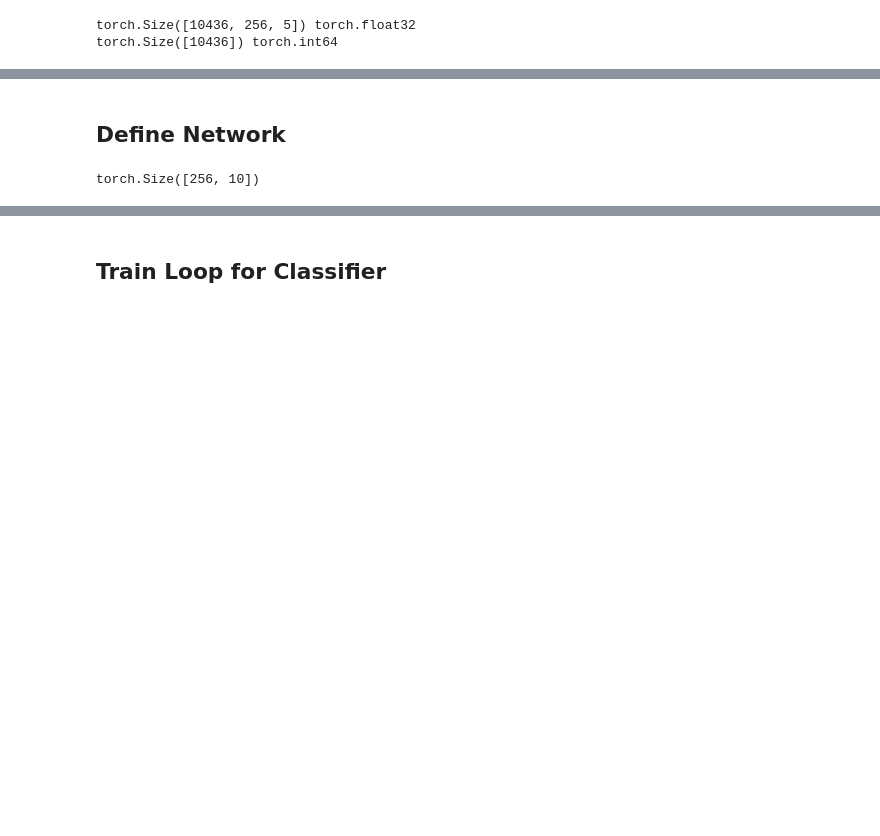
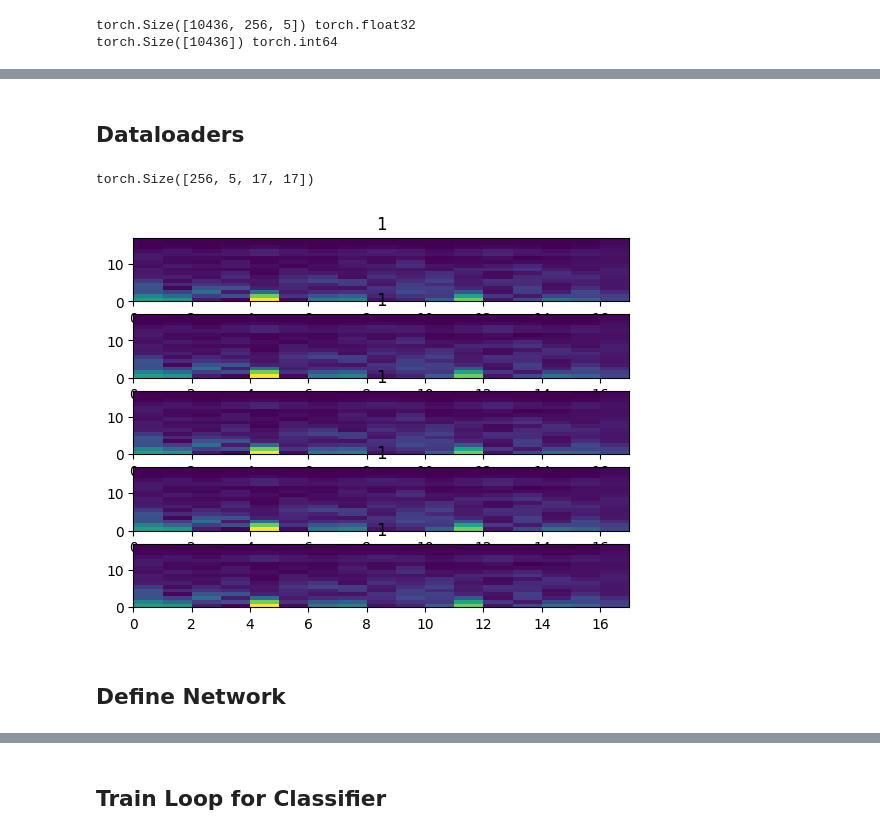
Before and after one commit to astiwana/eeg2image, a Jupyter notebook: eeg2image.ipynb, the cells around one changed output, grey strips where cells are left out. Drawn from its saved outputs; the diff is of its cells as text; code cells hidden in the pictures; blank space fills up the shorter version.

```diff
--- a/eeg2image.ipynb
+++ b/eeg2image.ipynb
@@ -60,6 +65,7 @@ torch.Size([10436]) torch.int64
 # %%
 from torch.utils.data import Dataset
 from brainflow.data_filter import DataFilter, FilterTypes, DetrendOperations, WindowOperations, WaveletTypes
+from scipy import signal
 
 class EEGDataset(Dataset):
     def __init__(self, eegs, labels):
@@ -74,22 +80,20 @@ class EEGDataset(Dataset):
         sampling_rate = 128
 
         for channel in range(n_channels):
-            DataFilter.detrend(eeg[channel], DetrendOperations.CONSTANT.value)
-            DataFilter.perform_bandpass(eeg[channel], sampling_rate, 0.5, 55.0, 2,
-                                    FilterTypes.BUTTERWORTH_ZERO_PHASE, 0)
-
-            # demo for wavelet transforms
-            # wavelet_coeffs format is[A(J) D(J) D(J-1) ..... D(1)] where J is decomposition level, A - app coeffs, D - detailed coeffs
-            # lengths array stores lengths for each block
-            wavelet_coeffs, lengths = DataFilter.perform_wavelet_transform(eeg[channel], WaveletTypes.DB4, 3)
-            app_coefs = wavelet_coeffs[0: lengths[0]]
-            detailed_coeffs_first_block = wavelet_coeffs[lengths[0]: lengths[1]]
-            restored_data = DataFilter.restore_data_from_wavelet_detailed_coeffs(eeg[channel], WaveletTypes.DB4, 3, 2)
-            eeg[channel] = restored_data
+            DataFilter.perform_highpass(eeg[channel], sampling_rate, 0.1, 5, FilterTypes.BUTTERWORTH)
+            DataFilter.perform_bandstop(eeg[channel], sampling_rate, 59, 61)
 
         eeg = torch.from_numpy(eeg.transpose()).float()
+        stfts = []
+        for i in range(n_channels):
+            sampling_freq = 128
+            window_size = 32
+            f, t, Zxx = signal.stft(eeg[:, i], sampling_freq, nperseg=window_size)
 
-        return eeg, label
+            stfts.append(np.abs(Zxx))
+
+        stfts = torch.FloatTensor(stfts)
+        return stfts, label
 
     def __len__(self):
         return len(self.eegs)
@@ -104,14 +108,37 @@ torch.Size([256, 5]) tensor(6)
+# %% [markdown]
+## Dataloaders
+# %%
+from torch.utils.data import DataLoader
+
+test_loader = DataLoader(test_data, batch_size=batch_size, shuffle=True)
+train_loader = DataLoader(train_data, batch_size=batch_size, shuffle=True)
+
+import matplotlib.pyplot as plt
+from scipy import signal
+
+%matplotlib inline
+for eegs, labels in train_loader:
+    print(eegs.shape)
+
+    plt.figure()
+    for i in range(n_channels):
+        plt.subplot(n_channels, 1, i + 1)
+        plt.pcolormesh(eegs[0][0])
+        plt.title(labels[0].item())
+
+    break
+# %% [output]
+torch.Size([256, 5, 17, 17])
+[figure, added]
 # %% [markdown]
 ## Define Network
 # %%
-from models import EEGFeatNet, ClassificationHead
+# from models import EEGFeatNet, ClassificationHead
 
-eeg = torch.randn((batch_size, seq_len, n_channels)).to(device)
-model = EEGFeatNet(n_channels=n_channels, n_features=n_features, projection_dim=projection_dim, num_layers=n_layers).to(device)
-classifier = ClassificationHead(hidden_size=projection_dim).to(device)
+# eeg = torch.randn((batch_size, seq_len, n_channels)).to(device)
+# model = EEGFeatNet(n_channels, n_features, projection_dim, num_layers=n_layers).to(device)
+# classifier = ClassificationHead(hidden_size=projection_dim).to(device)
 
-proj = model(eeg)
-pred = classifier(proj)
-print(pred.shape)
+# proj = model(eeg)
+# pred = classifier(proj)
+# print(pred.shape)
-# %% [output]
-torch.Size([256, 10])
```
Also changed, not shown: parts of 16 cells of this notebook, 3 other files.
